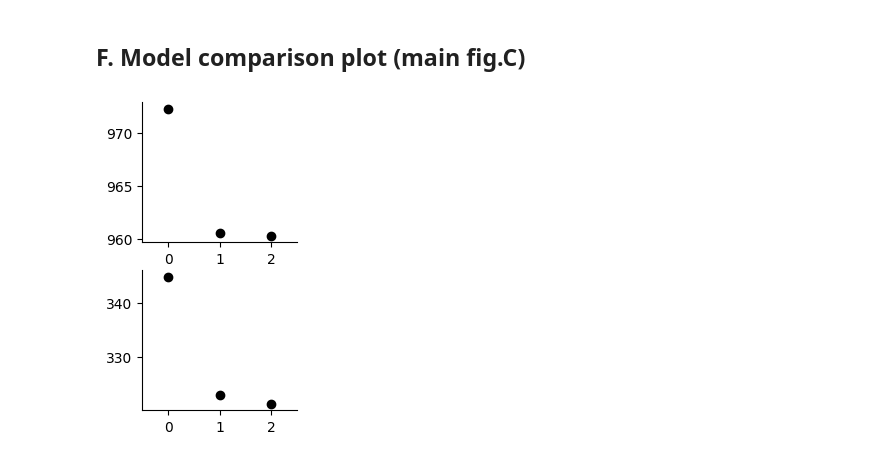
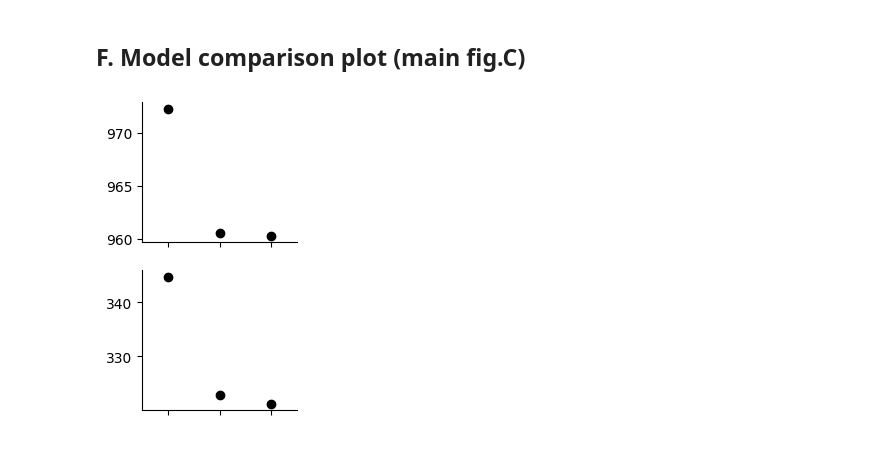
Before and after one commit to theunissenlab/zebra-finch-semantic-category, a Jupyter notebook: pythonNotebooks/BEHAV-Figure 3_logistic.ipynb, the cells around one changed output. Cells and saved outputs as stored; diff of their text form; code cells hidden in the pictures.

Commit message:
Chages logistic figure + acoustic data

```diff
--- a/pythonNotebooks/BEHAV-Figure 3_logistic.ipynb
+++ b/pythonNotebooks/BEHAV-Figure 3_logistic.ipynb
@@ -212,3 +227,8 @@ vocSelTable = pd.read_hdf('/auto/zdrive/aude/Code/zebra-finch-semantic-category/
+# %%
+vocSelTableDC = pd.read_hdf('/auto/zdrive/aude/Code/zebra-finch-semantic-category/data/acoustic_confusion/ConfusingCallTableDC')
+vocSelTableTe = pd.read_hdf('/auto/zdrive/aude/Code/zebra-finch-semantic-category/data/acoustic_confusion/ConfusingCallTableTe')
+vocSelTableTh = pd.read_hdf('/auto/zdrive/aude/Code/zebra-finch-semantic-category/data/acoustic_confusion/ConfusingCallTableTh')
+vocSelTable = pd.concat([vocSelTableDC, vocSelTableTe, vocSelTableTh], ignore_index = True)
 # %%
 vocSelTable
 # %% [output]
@@ -284,7 +304,7 @@ def getXlda(voctabletask,calc_mode = 'normalized', plot_coef=False):
 # %%
 vocTEvsDC = getXlda(vocTEvsDC)
 vocTEvsTH = getXlda(vocTEvsTH)
-# vocTEvsTH['Xlda'] = -1*vocTEvsTH['Xlda']
+vocTEvsTH['Xlda'] = -1*vocTEvsTH['Xlda']
 # %% [output]
 A value is trying to be set on a copy of a slice from a DataFrame.
 Try using .loc[row_indexer,col_indexer] = value instead
@@ -975,6 +1016,7 @@ def plot_spectrograms_along_xlda(fig, ax_main, ax_legend, df, call_type_colors,
 # SELECTION OF SPECTROGRAMS
 
 OldvocTEvsTH = vocTEvsTH[vocTEvsTH.TEvsTH == 'old']
+
 # OldvocTEvsTH[OldvocTEvsTH.Xlda>300] # index 337 PurRas20dd	Te	8, index 227 GraGra0201 TH 10
 # OldvocTEvsTH[OldvocTEvsTH.Xlda>200][vocTEvsTH.Xlda<300] # index 271 WhiBlu4818	Te	3
 # OldvocTEvsTH[OldvocTEvsTH.Xlda>0][vocTEvsTH.Xlda<200] # index 343 WhiBlu4818	Te	9
@@ -982,7 +1024,16 @@ OldvocTEvsTH = vocTEvsTH[vocTEvsTH.TEvsTH == 'old']
 # OldvocTEvsTH[OldvocTEvsTH.Xlda>-400][vocTEvsTH.Xlda<-200] # index 217 GraGra0201	TH	9
 # OldvocTEvsTH[OldvocTEvsTH.Xlda<-300] # index 190 GreOra1817	TH	7
 
-selected_spectro_TEvsTH = vocTEvsTH[vocTEvsTH.index.isin([337,227,271,343,218,217,190])]
+choice_spect = [['PurRas20dd', 'TE', '8'], ['GraGra0201', 'TH', '10'], ['WhiBlu4818', 'TE', '3'],
+                ['WhiBlu4818', 'TE', '9'], ['GreOra1817', 'TH', '9'], ['GraGra0201', 'TH', '9'],
+               ['GreOra1817', 'TH', '7']]
+choice_idex = []
+for vocalizer, calltype, rendition in choice_spect :
+    choice_idex.append(OldvocTEvsTH[(OldvocTEvsTH['Bird'] == vocalizer) &
+                                    (OldvocTEvsTH['calltype_upper'] == calltype) &
+                                    (OldvocTEvsTH['rendition'] == rendition)].index.values[0])
+
+selected_spectro_TEvsTH = OldvocTEvsTH[OldvocTEvsTH.index.isin(choice_idex)]
 selected_spectro_TEvsTH
 # %% [output]
 |  | Bird | calltype | rendition | spectro | spectro_flat | filename | samplerate | TEvsDC | TEvsTH | ... |
@@ -1064,7 +1115,16 @@ OldvocTEvsDC = vocTEvsDC[vocTEvsDC.TEvsDC == 'old']
 # OldvocTEvsDC[OldvocTEvsDC.Xlda>700][OldvocTEvsDC.Xlda<1000] # index 281 WhiBlu4818	TE	4
 # OldvocTEvsDC[OldvocTEvsDC.Xlda>1000] # index 270 WhiBlu5698	TE	3
 
-selected_spectro_TEvsDC = vocTEvsDC[vocTEvsDC.index.isin([55,82,15,354,281,270])]
+choice_spect = [['YelGre5275', 'DC', '4'], ['BlaLbl8026', 'DC', '8'], ['YelGre5275', 'DC', '1'],
+                ['BlaLbl8026', 'TE', '10'], ['WhiBlu4818', 'TE', '4'], ['WhiBlu5698', 'TE', '3'],]
+
+choice_idex = []
+for vocalizer, calltype, rendition in choice_spect :
+    choice_idex.append(OldvocTEvsDC[(OldvocTEvsDC['Bird'] == vocalizer) &
+                                    (OldvocTEvsDC['calltype_upper'] == calltype) &
+                                    (OldvocTEvsDC['rendition'] == rendition)].index.values[0])
+
+selected_spectro_TEvsDC = OldvocTEvsDC[OldvocTEvsDC.index.isin(choice_idex)]
 selected_spectro_TEvsDC
 # %% [output]
 |  | Bird | calltype | rendition | spectro | spectro_flat | filename | samplerate | TEvsDC | TEvsTH | ... |
@@ -1298,17 +1374,18 @@ calltypeTE   0.981        0.967         0.989  14.349  0.000  ***
 # %% [markdown]
 ## F. Model comparison plot (main fig.C)
 # %%
-fig,ax = plt.subplots(2,1, figsize = (2,4))
+ig,ax = plt.subplots(2,1, figsize = (2,4))
 for AIC_models,j in zip([AIC_models_TEvsDC, AIC_models_TEvsTH, ],[0,1]):
-    for model,i in zip(AIC_models,[i for i in range(len(AIC_models))]):
+    for model,i in zip(LR_models,[i for i in range(len(AIC_models))]):
         AIC = AIC_models[model]
         ax[j].scatter(i,AIC,color='black')
 #     ax[j].set_ylim(max(LR_models.values())-max(LR_models.values())/5,
 #                 min(LR_models.values())+min(LR_models.values())/5, )
     ax[j].set_xlim(-0.5,2.5)
+    ax[j].set_xticks([0,1,2],['','',''])
     ax[j].spines['top'].set_visible(False)
     ax[j].spines['right'].set_visible(False)
 
 plt.savefig(f'/auto/zdrive/aude/Stage_PLR1/Analysis/Categorical Perception/LR.svg')
 # %% [output]
-[figure, old version]
+[figure, new version]
```
Also changed, not shown: parts of 20 cells of this notebook, 3 other files.
